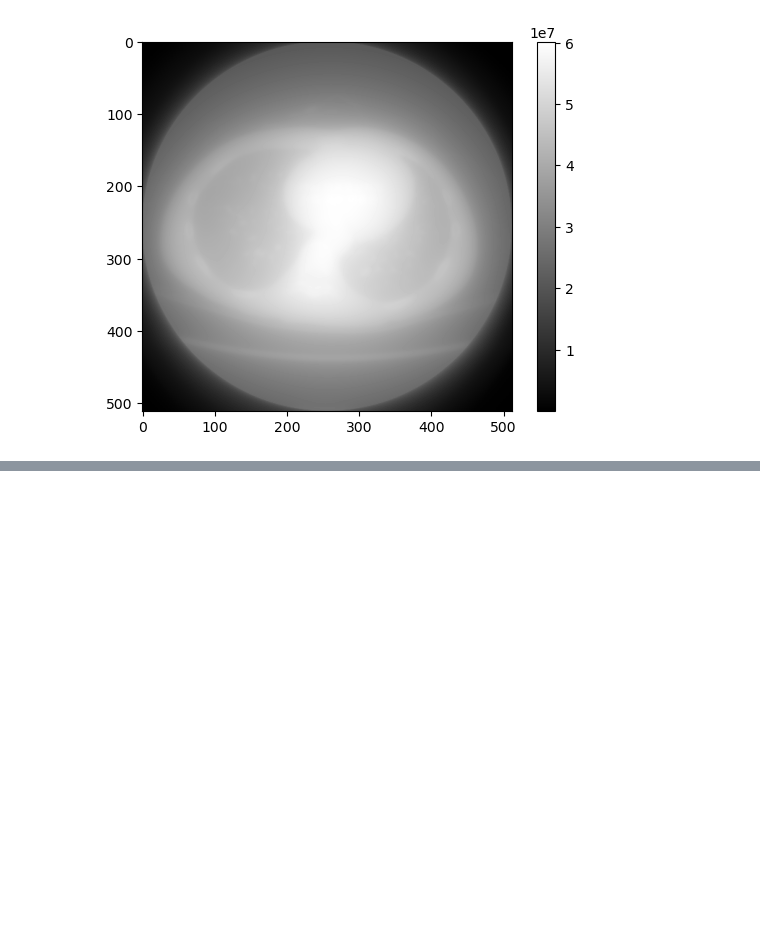
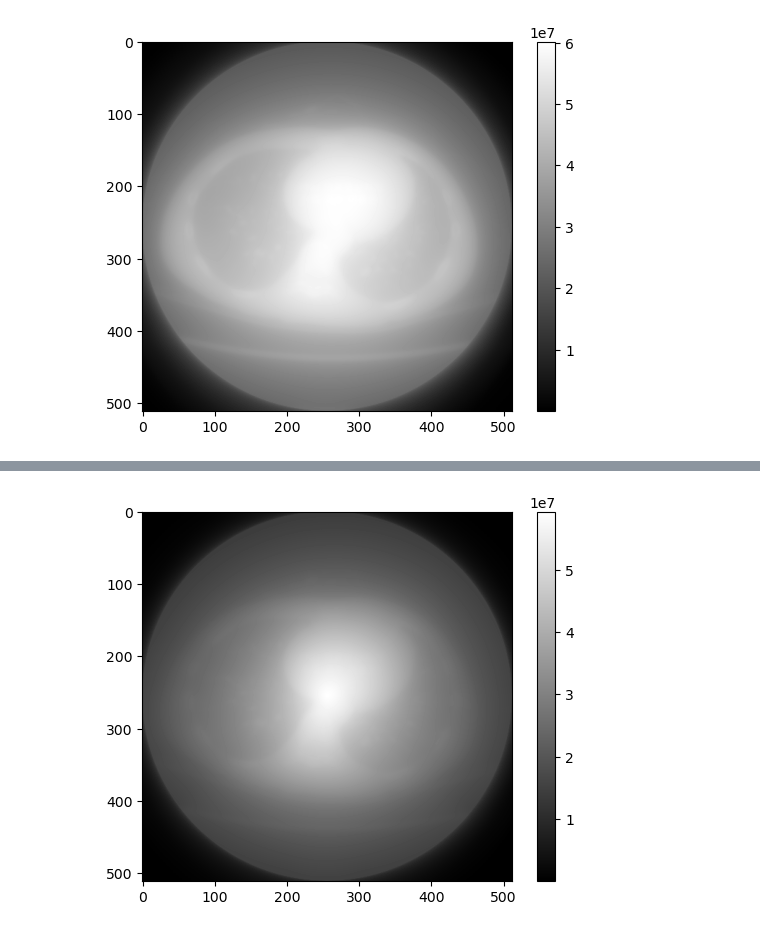
Before and after one commit to be-garam/CT-imaging, a Jupyter notebook: ct-imaging.ipynb, the cells around one changed output, grey strips where cells are left out. Drawn from its saved outputs; the diff is of its cells as text; code cells hidden in the pictures; blank space fills up the shorter version.

```diff
--- a/ct-imaging.ipynb
+++ b/ct-imaging.ipynb
@@ -108,0 +142,9 @@ plt.show()
+# %%
+final_filtered_data = np.zeros([nx, ny])
+# %%
+for i in range(nr):
+    print(f"angle {i} of {nr}: ")
+    f_projection_i = np.reshape(sinogramfilt[:, i], (1,512))
+    f_projection_smear = np.tile(f_projection_i, (512,1))
+    f_rot = rotate(f_projection_smear, i, reshape=False)
+    final_filtered_data += f_rot
@@ -108,0 +169,6 @@ plt.show()
+# %%
+plt.imshow(final_filtered_data, cmap='gray')
+plt.colorbar()
+plt.show()
+# %% [output]
+[figure, added]
```
Also changed, not shown: parts of 8 cells of this notebook.
